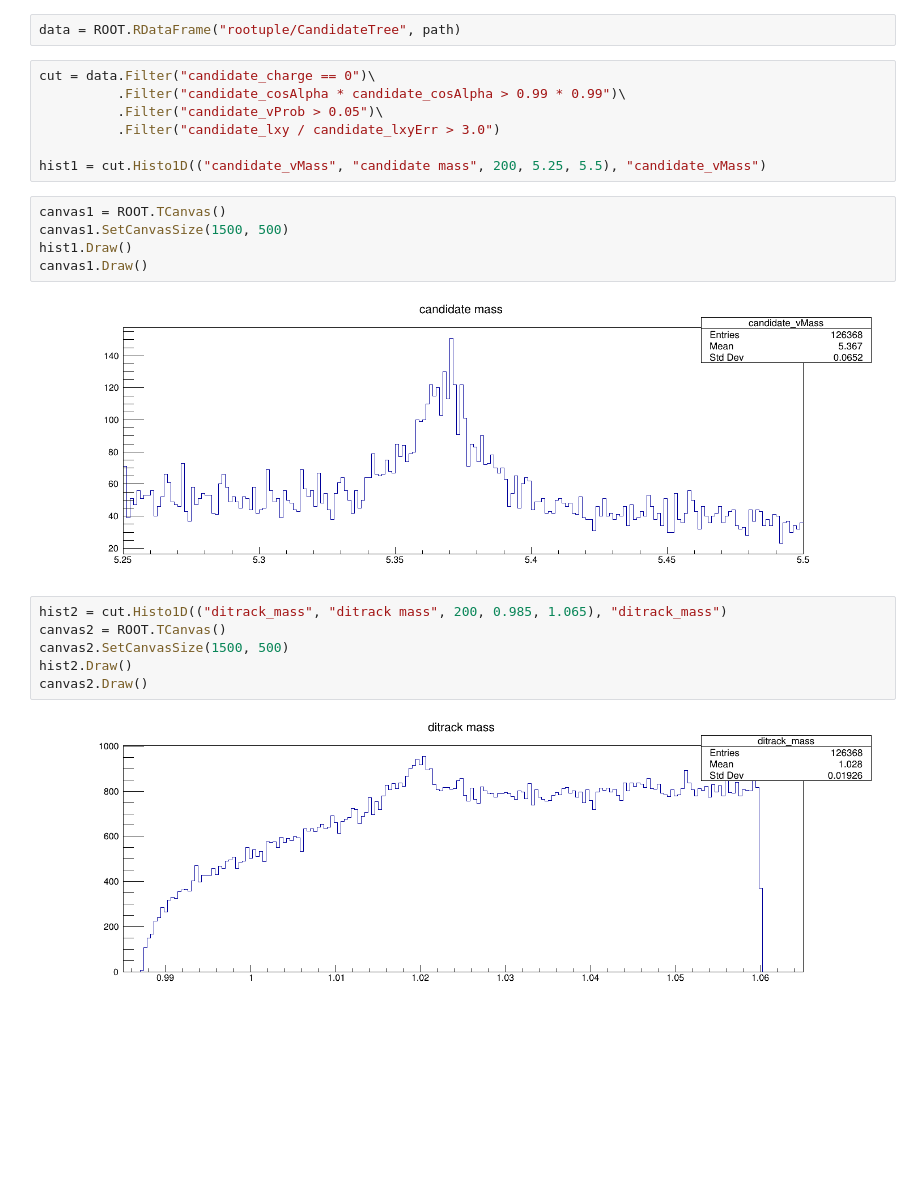
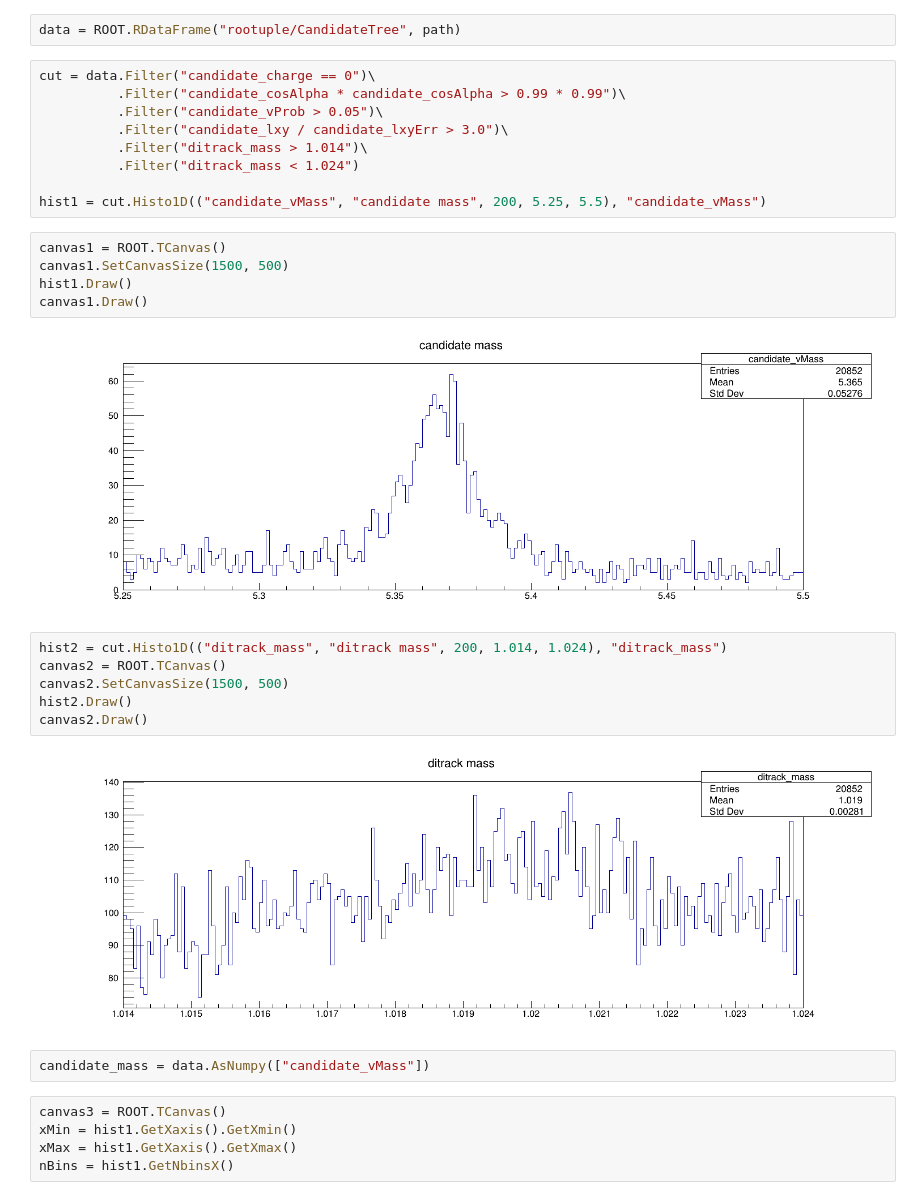
Before and after one commit to bucket420/DOE-INFN-2022, a Jupyter notebook: rdataframe.ipynb, the cells around one changed output. Saved outputs shown, nothing was run; the diff lists cells and outputs as text; blank space fills up the shorter version.

```diff
--- a/rdataframe.ipynb
+++ b/rdataframe.ipynb
@@ -10,7 +10,9 @@ data = ROOT.RDataFrame("rootuple/CandidateTree", path)
 cut = data.Filter("candidate_charge == 0")\
           .Filter("candidate_cosAlpha * candidate_cosAlpha > 0.99 * 0.99")\
           .Filter("candidate_vProb > 0.05")\
-          .Filter("candidate_lxy / candidate_lxyErr > 3.0")
+          .Filter("candidate_lxy / candidate_lxyErr > 3.0")\
+          .Filter("ditrack_mass > 1.014")\
+          .Filter("ditrack_mass < 1.024")
 
 hist1 = cut.Histo1D(("candidate_vMass", "candidate mass", 200, 5.25, 5.5), "candidate_vMass")
 # %%
@@ -19,12 +21,19 @@ canvas1.SetCanvasSize(1500, 500)
 hist1.Draw()
 canvas1.Draw()
 # %% [output]
-[figure, old version]
+[figure, new version]
 # %%
-hist2 = cut.Histo1D(("ditrack_mass", "ditrack mass", 200, 0.985, 1.065), "ditrack_mass")
+hist2 = cut.Histo1D(("ditrack_mass", "ditrack mass", 200, 1.014, 1.024), "ditrack_mass")
 canvas2 = ROOT.TCanvas()
 canvas2.SetCanvasSize(1500, 500)
 hist2.Draw()
 canvas2.Draw()
 # %% [output]
-[figure, old version]
+[figure, new version]
+# %%
+candidate_mass = data.AsNumpy(["candidate_vMass"])
+# %%
+canvas3 = ROOT.TCanvas()
+xMin = hist1.GetXaxis().GetXmin()
+xMax = hist1.GetXaxis().GetXmax()
+nBins = hist1.GetNbinsX()
```
Also changed, not shown: parts of 4 cells of this notebook, 2 other files.
